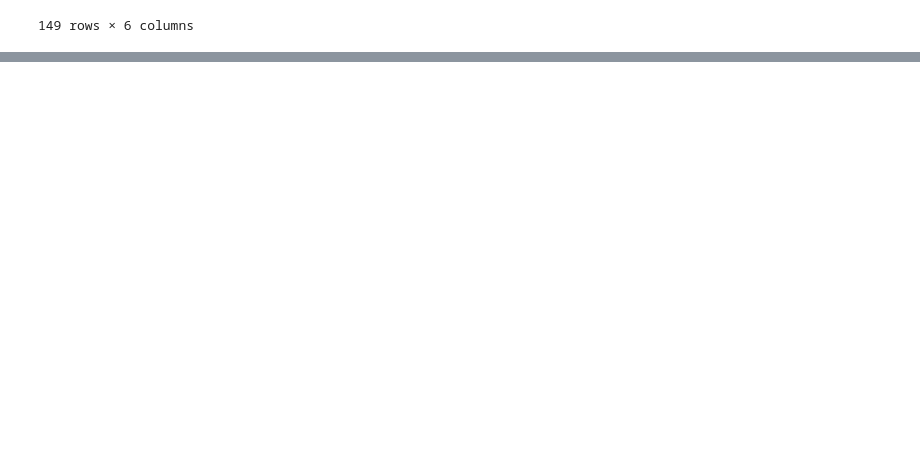
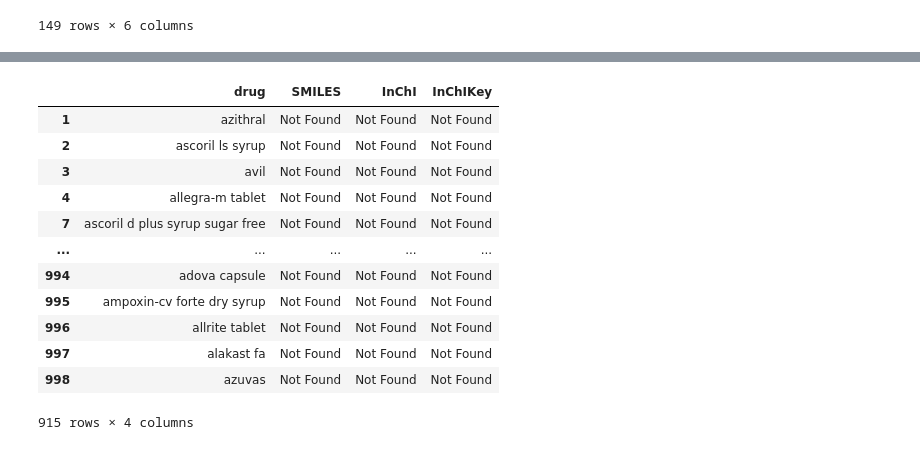
Before and after one commit to raynasser/MediSure, a Jupyter notebook: notebooks/ra | eda copy.ipynb, the cells around one changed output, grey strips where cells are left out. Cells and saved outputs as stored; diff of their text form; code cells hidden in the pictures; blank space fills up the shorter version.

```diff
--- a/notebooks/ra | eda copy.ipynb
+++ b/notebooks/ra | eda copy.ipynb
@@ -1305,0 +1578,14 @@ df.to_csv()
+# %%
+med_unq_drugs = pd.read_csv('/Users/raynasser/code/raynasser/MediSure/data/raw_data/uniq_medicine.csv')
+med_unq_drugs.drop(columns='Unnamed: 0', inplace=True)
+
+def lower(text):
+    try:
+        return text.lower()
+    except:
+        return text
+
+
+
+
+med_unq_drugs.applymap(lower)
@@ -1305,0 +1622,3 @@ df.to_csv()
+# %%
+med_unq_drugs2 = med_unq_drugs.iloc[10000 : 20000]
+med_unq_drugs2
@@ -1305,0 +1721,6 @@ df.to_csv()
+# %%
+from medisure.ml_logic.InChi import uniq_drugs_key, fetch_chemical_info
+
+
+
+med_unq_drugs2[['SMILES', 'InChI', 'InChIKey']] = med_unq_drugs2['drug'].apply(lambda x: pd.Series(fetch_chemical_info(x)))
@@ -1305,0 +1745,16 @@ df.to_csv()
+# %%
+med_unq_drugs2[med_unq_drugs2.InChIKey == 'Not Found']
+# %% [output]
+|  | drug | SMILES | InChI | InChIKey |
+| 1 | azithral | Not Found | Not Found | Not Found |
+| 2 | ascoril ls syrup | Not Found | Not Found | Not Found |
+| 3 | avil | Not Found | Not Found | Not Found |
+| 4 | allegra-m tablet | Not Found | Not Found | Not Found |
+| 7 | ascoril d plus syrup sugar free | Not Found | Not Found | Not Found |
+| ... | ... | ... | ... | ... |
+| 994 | adova capsule | Not Found | Not Found | Not Found |
+| 995 | ampoxin-cv forte dry syrup | Not Found | Not Found | Not Found |
+| 996 | allrite tablet | Not Found | Not Found | Not Found |
+| 997 | alakast fa | Not Found | Not Found | Not Found |
+| 998 | azuvas | Not Found | Not Found | Not Found |
+915 rows × 4 columns
```
Also changed, not shown: parts of 30 cells of this notebook, 6 other files.
